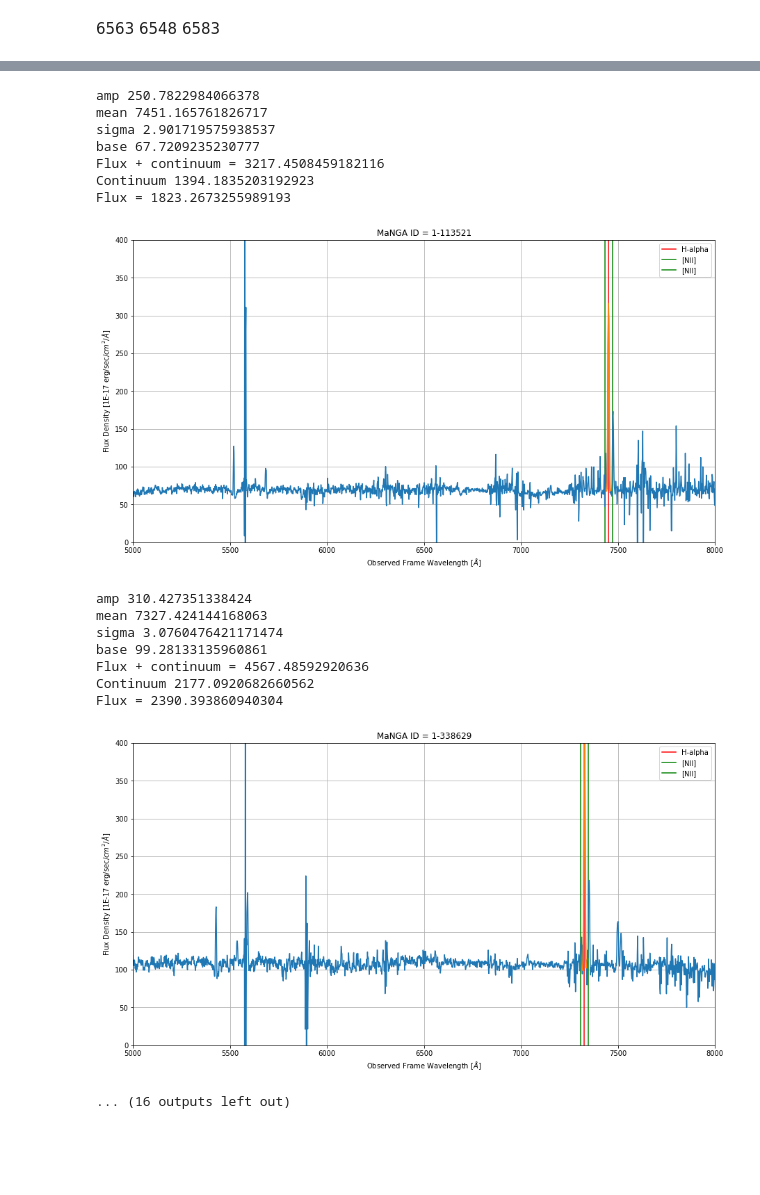
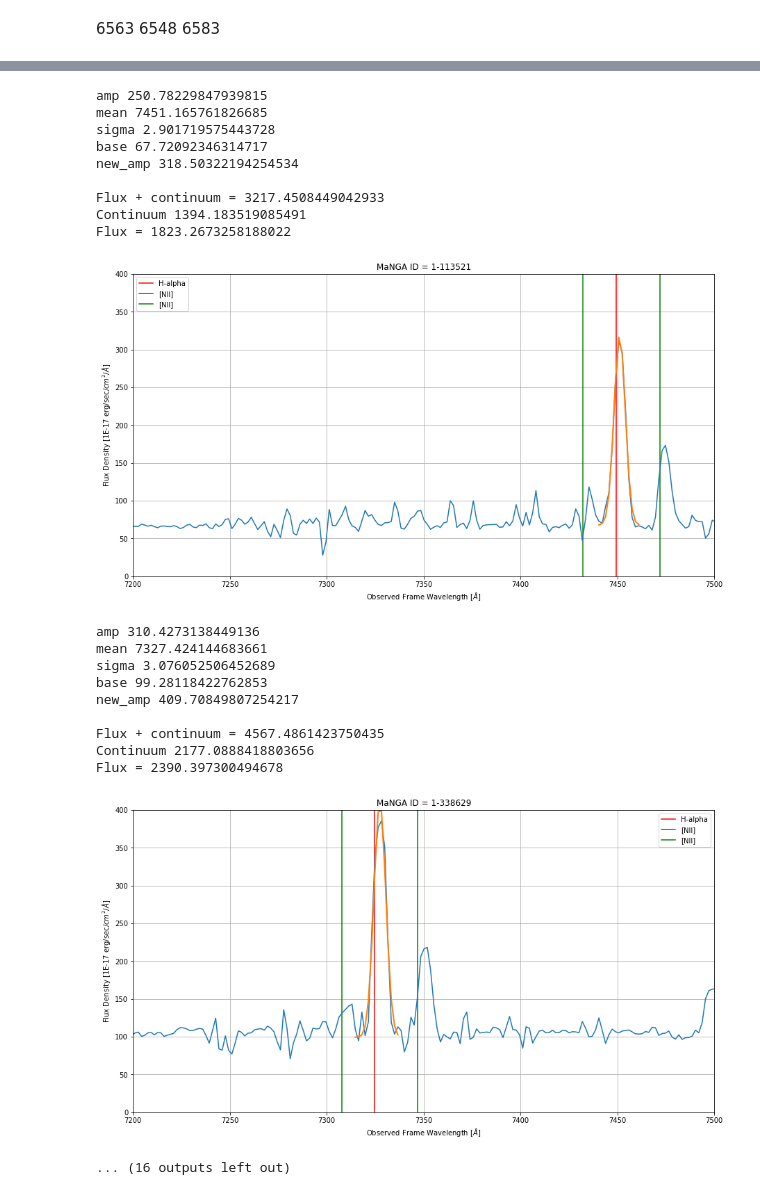
Before and after one commit to Natacha-U/Snr-Prj, a Jupyter notebook: Notebooks/H-Alpha/H-Alpha_Gaussian_Generator_2.ipynb, the cells around one changed output, grey strips where cells are left out. Drawn from its saved outputs; the diff is of its cells as text; code cells hidden in the pictures; blank space fills up the shorter version.

Commit message:
fix the flux code

```diff
--- a/Notebooks/H-Alpha/H-Alpha_Gaussian_Generator_2.ipynb
+++ b/Notebooks/H-Alpha/H-Alpha_Gaussian_Generator_2.ipynb
@@ -105,10 +105,18 @@ with open('ha_list.csv', 'w', encoding='UTF8', newline='') as f:
         sumflux = spectrum_gen(flux, ivar)
 
         peak_ha = 6563 * (1 + plateifu[1])
-#         peak_6548 = 6548 * (1 + plateifu[1])
-#         peak_6583 = 6583 *(1 + plateifu[1])
+        peak_6548 = 6548 * (1 + plateifu[1])
+        peak_6583 = 6583 *(1 + plateifu[1])
     #     print(peak)
         bound_ha = np.where(np.logical_and(wave > peak_ha-10, wave < peak_ha+15))
+
+        idx_6548 = np.where(wave < peak_6548)
+        idx_6583 = np.where(wave > peak_6583)
+
+        base_6548 = sumflux[idx_6548[0][-50] : idx_6548[0][-1]+1]
+        base_6583 = sumflux[idx_6583[0][0] : idx_6583[0][50]]
+        base_total = np.mean(base_6548 + base_6583)
+
 #         bound_6548 = np.where(np.logical_and(wave > peak_6548-10, wave < peak_6548+10))
 #         bound_6583 = np.where(np.logical_and(wave > peak_6583-10, wave < peak_6583+18))
 
@@ -164,7 +172,9 @@ with open('ha_list.csv', 'w', encoding='UTF8', newline='') as f:
     #            sigma_ha, sigma_6548, sigma_6583,
     #            base]
 
-        p0_ha = [amp_ha, mean_ha, sigma_ha, base_ha]
+#         p0_ha = [amp_ha, mean_ha, sigma_ha, base_ha]
+        p0_ha = [amp_ha, mean_ha, sigma_ha, base_total]
+
 #         p0_6548 = [amp_6548, mean_6548, sigma_6548, base_6548]
 #         p0_6583 = [amp_6583, mean_6583, sigma_6583, base_6583]
 
@@ -172,11 +182,13 @@ with open('ha_list.csv', 'w', encoding='UTF8', newline='') as f:
 #         popt_6548, pcov_6548 = curve_fit(gaussian, wave_slice_6548, sumflux_slice_6548, p0 = p0_6548)
 #         popt_6583, pcov_6583 = curve_fit(gaussian, wave_slice_6583, sumflux_slice_6583, p0 = p0_6583)
 
-#         print(popt_ha)
         print('amp', popt_ha[0])
         print('mean', popt_ha[1])
         print('sigma', popt_ha[2])
         print('base', popt_ha[3])
+        new_amp = popt_ha[0]+popt_ha[3]
+        print('new_amp', new_amp)
+        print()
 
         area = quad(gaussian, wave_slice_ha[0], wave_slice_ha[-1], args = (popt_ha[0],
                                                                            popt_ha[1],
@@ -185,7 +197,7 @@ with open('ha_list.csv', 'w', encoding='UTF8', newline='') as f:
 #         print(plateifu[0])
         print('Flux + continuum =', area[0])
 
-        continuum = (wave_slice_ha[-1] - wave_slice_ha[0]) * popt_ha[-1]
+        continuum = (wave_slice_ha[-1] - wave_slice_ha[0]) * popt_ha[3]
 
         print('Continuum', continuum)
 
@@ -227,7 +239,7 @@ with open('ha_list.csv', 'w', encoding='UTF8', newline='') as f:
     #     plt.axvline(wave[lb], color = 'deeppink')
     #     plt.axvline(wave[ub], color = 'deeppink')
     #     plt.xlim(6300,6700)
-        plt.xlim(5000, 8000)
+        plt.xlim(7200, 7500)
     #     plt.xlim(wave[lb]-10, wave[ub]+10)
         plt.ylim(0,400)
         plt.xlabel('Observed Frame Wavelength ' + r'[$\AA$]')
@@ -282,19 +302,23 @@ Flux = 957.464723715939
-amp 250.7822984066378
-mean 7451.165761826717
-sigma 2.901719575938537
-base 67.7209235230777
-Flux + continuum = 3217.4508459182116
-Continuum 1394.1835203192923
-Flux = 1823.2673255989193
+amp 250.78229847939815
+mean 7451.165761826685
+sigma 2.901719575443728
+base 67.72092346314717
+new_amp 318.50322194254534
+
+Flux + continuum = 3217.4508449042933
+Continuum 1394.183519085491
+Flux = 1823.2673258188022
-[figure, old version]
+[figure, new version]
-amp 310.427351338424
-mean 7327.424144168063
-sigma 3.0760476421171474
-base 99.28133135960861
-Flux + continuum = 4567.48592920636
-Continuum 2177.0920682660562
-Flux = 2390.393860940304
+amp 310.4273138449136
+mean 7327.424144683661
+sigma 3.076052506452689
+base 99.28118422762853
+new_amp 409.70849807254217
+
+Flux + continuum = 4567.4861423750435
+Continuum 2177.0888418803656
+Flux = 2390.397300494678
-[figure, old version]
+[figure, new version]
 ... (16 outputs left out)
 # %%
 # header = ['mangaid', 'plateifu', 'nsa_z', 'flux']
```
Also changed, not shown: parts of 1 cell of this notebook.
